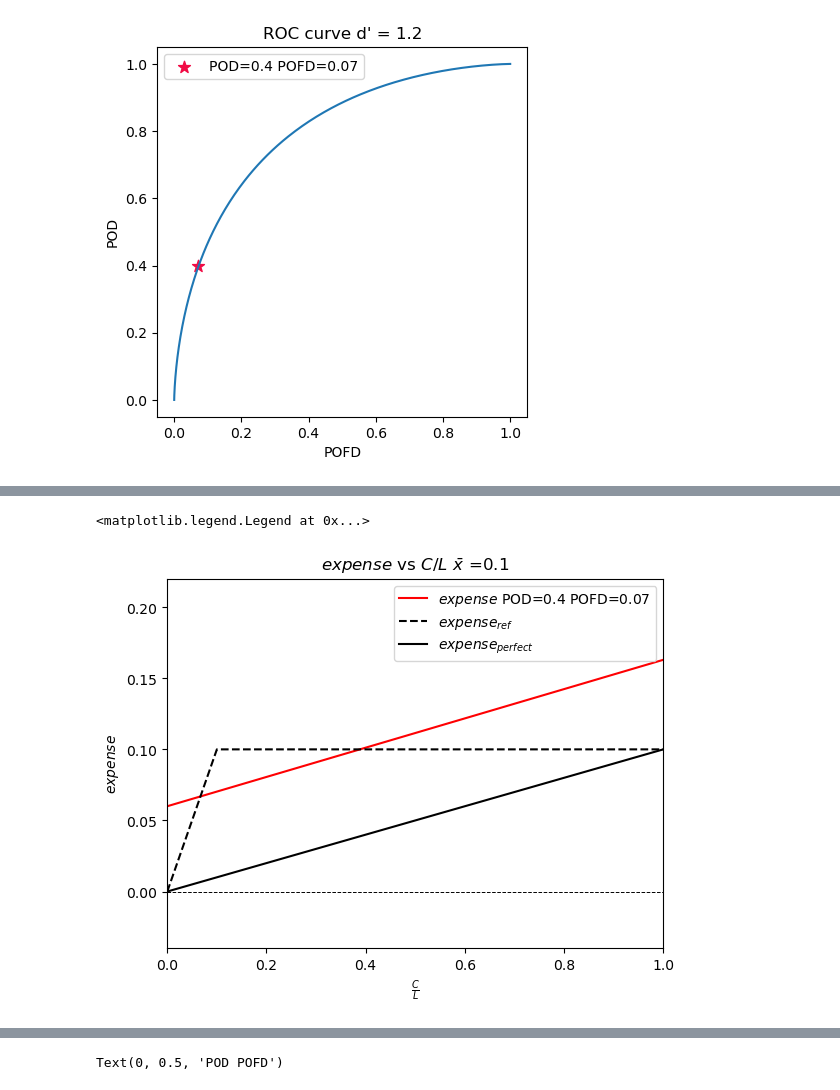
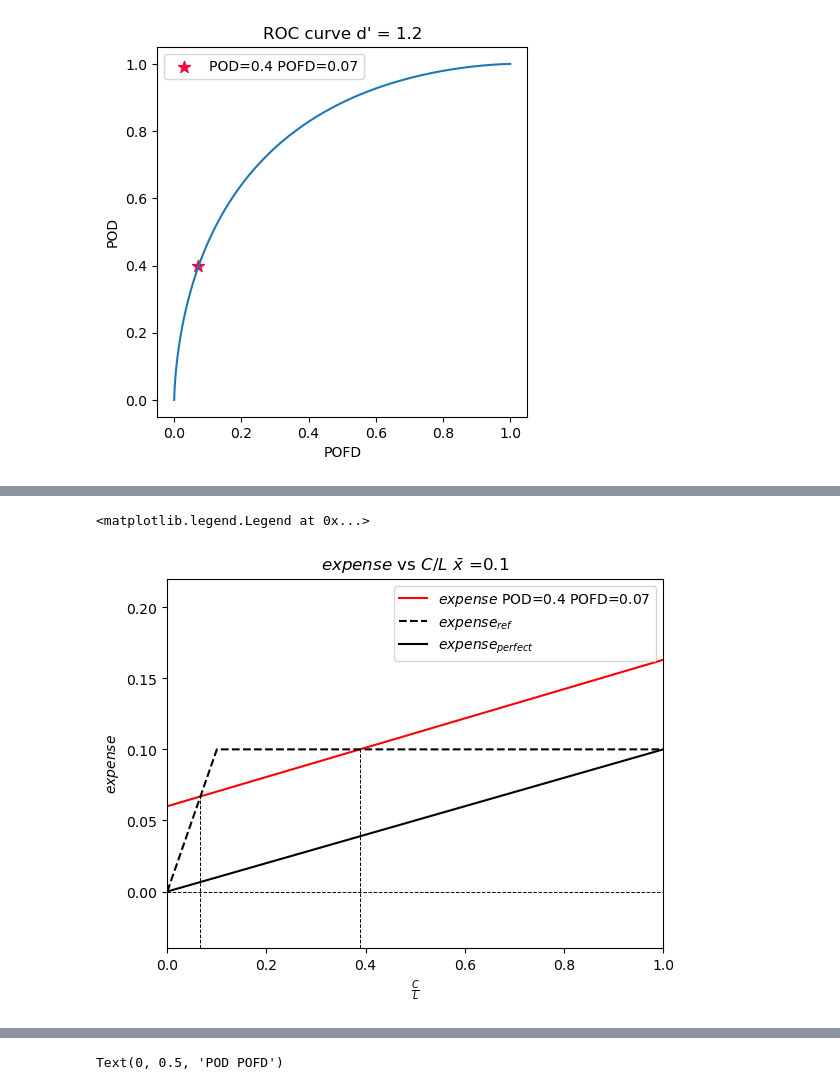
Before and after one commit to baldwin-ou/verification, a Jupyter notebook: cost_base_rate.ipynb, the cells around one changed output, grey strips where cells are left out. Drawn from its saved outputs; the diff is of its cells as text; code cells hidden in the pictures.

```diff
--- a/cost_base_rate.ipynb
+++ b/cost_base_rate.ipynb
@@ -161,31 +167,44 @@ ax.legend()
 # %%
 #example Murphy expense curve
+
+xbar1=0.1
+pod1=0.4
+pofd1=0.07
+
+# calculate locations of curve intersections
+aa1=pod1*xbar1
+bb1=(1.-xbar1)*pofd1
+cc1=(1.-pod1)*xbar1
+dd1=(1.-xbar1)*(1.-pofd1)
+cl_low=cc1/(cc1+dd1)
+cl_hi=aa1/(aa1+bb1)
+exp_low=xbar1*(1.-pod1)+cl_low*(xbar1*pod1+(1.-xbar1)*pofd1)
+exp_hi=xbar1*(1.-pod1)+cl_hi*(xbar1*pod1+(1.-xbar1)*pofd1)
 
 cost_loss=np.linspace(0.0,1.,101)
 expense=np.zeros_like(cost_loss)
 expense_clim=np.zeros_like(cost_loss)
 expense_perf=np.zeros_like(cost_loss)
 
-xbar1=0.1
-pod1=0.4
-pofd1=0.07
-
 expense=xbar1*(1.-pod1)+cost_loss*(xbar1*pod1+(1.-xbar1)*pofd1)
 expense_clim[cost_loss<xbar1]=cost_loss[cost_loss<xbar1]
 expense_clim[cost_loss>=xbar1]=xbar1
 expense_perf=cost_loss*xbar1
+
 plt.plot(cost_loss,expense,color='xkcd:fire engine red',label=r'$expense$'+f' POD={np.round(pod1,2)} POFD={np.round(pofd1,2)}')
 plt.plot(cost_loss,expense_clim,'k--',label=r'$expense_{ref}$')
 plt.plot(cost_loss,expense_perf,'k',label=r'$expense_{perfect}$')
 
 plt.plot([0.,1.],[0.,0.],'k--',lw=0.7)
+plt.plot([cl_low,cl_low],[-0.04,exp_low],'k--',lw=0.7)
+plt.plot([cl_hi,cl_hi],[-0.04,exp_hi],'k--',lw=0.7)
 plt.xlim(0.,1.0)
 plt.ylim(-0.04,.22)
 
 plt.title(r'$expense$ vs $C/L$ $\bar x$ ='+f'{xbar1}')
 plt.xlabel(r'$\frac{C}{L}$')
 plt.ylabel(r'$expense$')
 plt.legend()
 # %% [output]
 <matplotlib.legend.Legend at 0x...>
-[figure, old version]
+[figure, new version]
```
Also changed, not shown: parts of 6 cells of this notebook.
